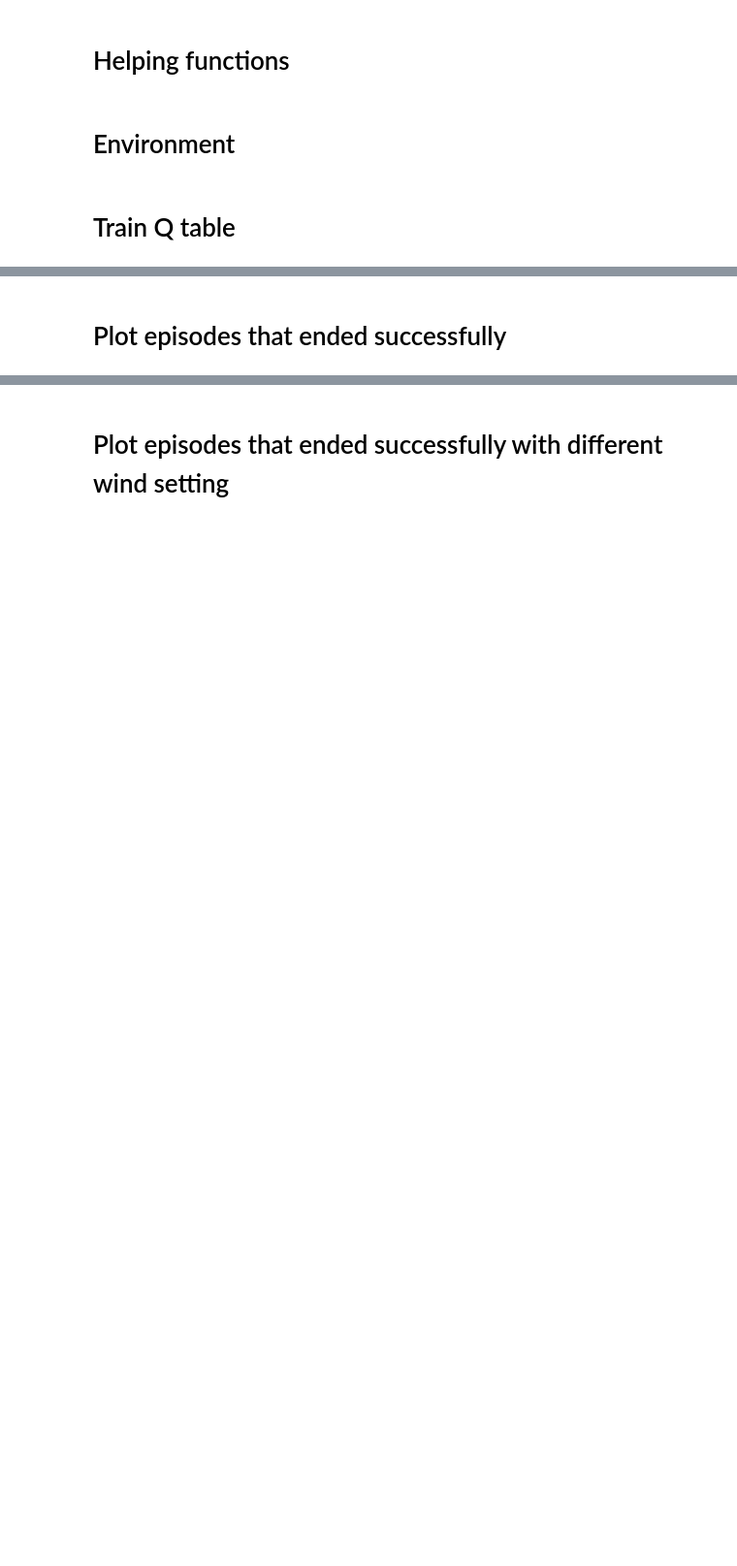
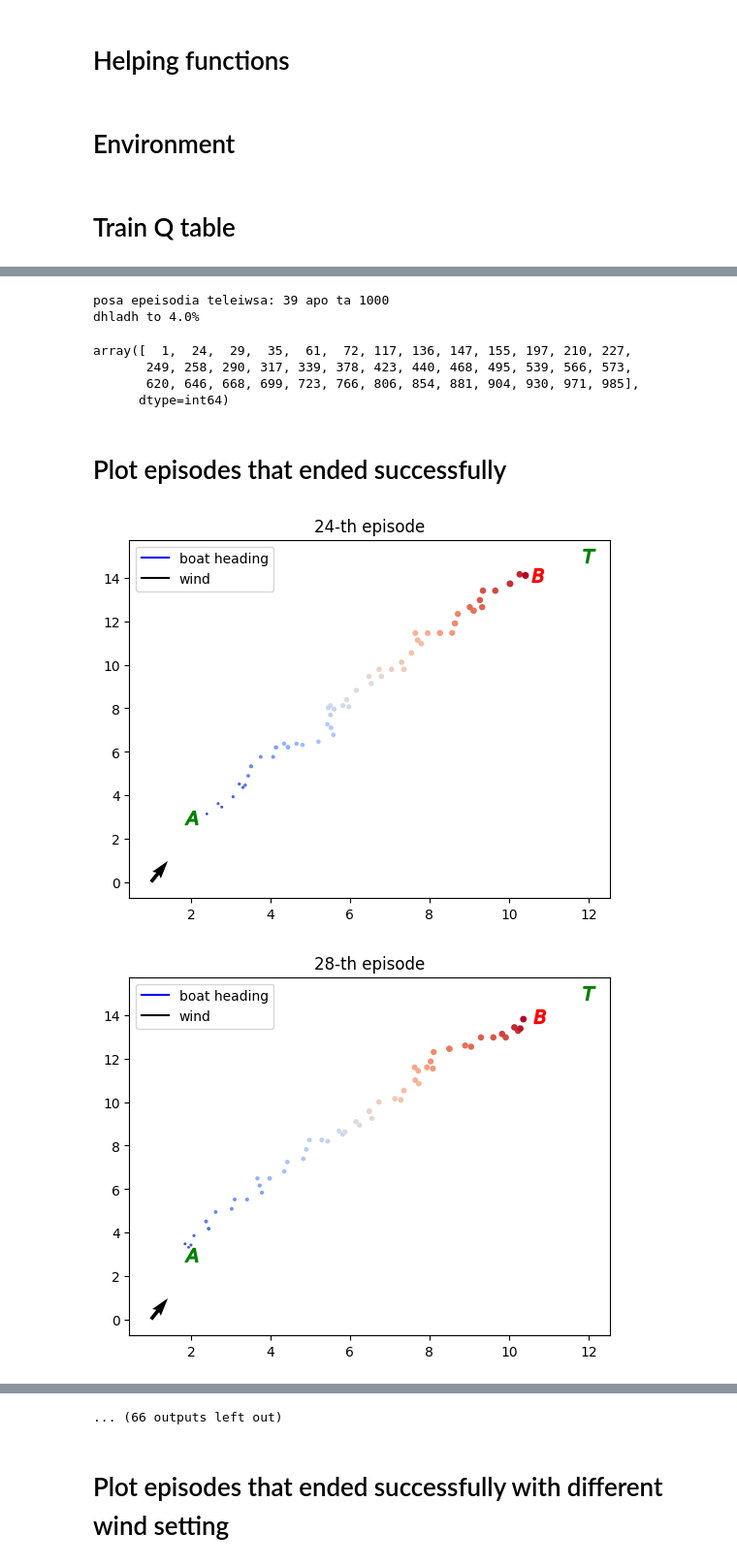
Before and after one commit to zen3gr/EAP_ROFOS, a Jupyter notebook: sail_only.ipynb, the cells around one changed output, grey strips where cells are left out. Shown at 97% size. Saved outputs shown, nothing was run; the diff lists cells and outputs as text; code cells hidden in the pictures; blank space fills up the shorter version.

```diff
--- a/sail_only.ipynb
+++ b/sail_only.ipynb
@@ -146,9 +146,9 @@ class SailBoatEnvironment:
         #ii)random wind direction, epistrefei to index sto self.tw_possible_angles
         self.step_num=0
         #random true wind direction
-        #self.true_wind_direction = np.random.choice(self.tw_possible_angles)
+        self.true_wind_direction = np.random.choice(self.tw_possible_angles)
         #fixed true wind direction
-        self.true_wind_direction = self.tw_possible_angles[1]
+        #self.true_wind_direction = self.tw_possible_angles[1]
         self.boat_position = np.array([2, 3])
         #fixed target position
         self.target_position = np.array([12,15])
@@ -204,7 +204,7 @@ class SailBoatEnvironment:
             done = True
             reward = 100
 
-        if self.step_num >= 100 or not np.any(np.round(self.boat_velocity,2)):
+        if self.step_num >= 300 or not np.any(np.round(self.boat_velocity,2)):
             truncated = True
 
 #         print(f"{self.step_num}: heading_vector={np.round(self.heading_vector,2)} | V={np.round(self.boat_velocity,2)} /-/ P={np.round(self.boat_position,2)}\
@@ -222,9 +222,6 @@ a=len(env.tw_possible_angles)
 b=len(env.sail_configs)
 # %%
 q_table = np.random.uniform(low=-2, high=0, size=(a,b))
-# %%
-for i in range(100):
-    print(env.sail_configs[random.sample(range(0,len(env.sail_configs)),1)[0]])
 # %% [markdown]
 # Train Q table
 # %%
@@ -249,7 +246,7 @@ for i in range(EPISODES):
     boat_plot=np.append(boat_plot,np.array(boat_pos))
     while not done: # or not truncated:
 
-        if i < 750:
+        if i < 0:
         #         # Get random action
             sail_conf_index = random.sample(range(0,len(env.sail_configs)),1)[0]
         else:
@@ -297,7 +294,7 @@ for i in range(EPISODES):
 
         if truncated==True:
             #print(f"{i}-th ep -> Egina truncated sth thesi:{np.round(boat_pos,2)}")
-            print(f"{i}-th ep -> new_q={new_q}")
+            #print(f"{i}-th ep -> new_q={new_q}")
             break
         #apo th stigmh poy se kathe epeisodio o anemos menei statheros (allazei mono otan treksei h reset()) den yparxei logos gia thn epomenh grammh
 
@@ -333,8 +369,22 @@ num_successful_episodes=np.count_nonzero(dones == 1)
 #Index of successful episodes
 successful_indices=np.where(dones==1)[0]
 print(f"posa epeisodia teleiwsa: {num_successful_episodes} apo ta {EPISODES} \ndhladh to {round(num_successful_episodes/EPISODES,2)*100}%")
+# %% [output]
+posa epeisodia teleiwsa: 39 apo ta 1000
+dhladh to 4.0%
+# %%
+successful_indices[:]
+# %% [output]
+array([  1,  24,  29,  35,  61,  72, 117, 136, 147, 155, 197, 210, 227,
+       249, 258, 290, 317, 339, 378, 423, 440, 468, 495, 539, 566, 573,
+       620, 646, 668, 699, 723, 766, 806, 854, 881, 904, 930, 971, 985],
+      dtype=int64)
 # %% [markdown]
 # Plot episodes that ended successfully
 # %%
 for i in successful_indices[:]:
+    vec=unit_vector(env.tw_possible_angles[int(tw_direction[i])])
     render_ep(boat_plot_all_ep[i],i, vec, np.array([0,0]), True)
+# %% [output]
+[figure, added]
+[figure, added]
@@ -341,2 +401,3 @@ for i in successful_indices[:]:
+... (66 outputs left out)
 # %% [markdown]
 # Plot episodes that ended successfully with different wind setting
```
Also changed, not shown: parts of 7 cells of this notebook.
